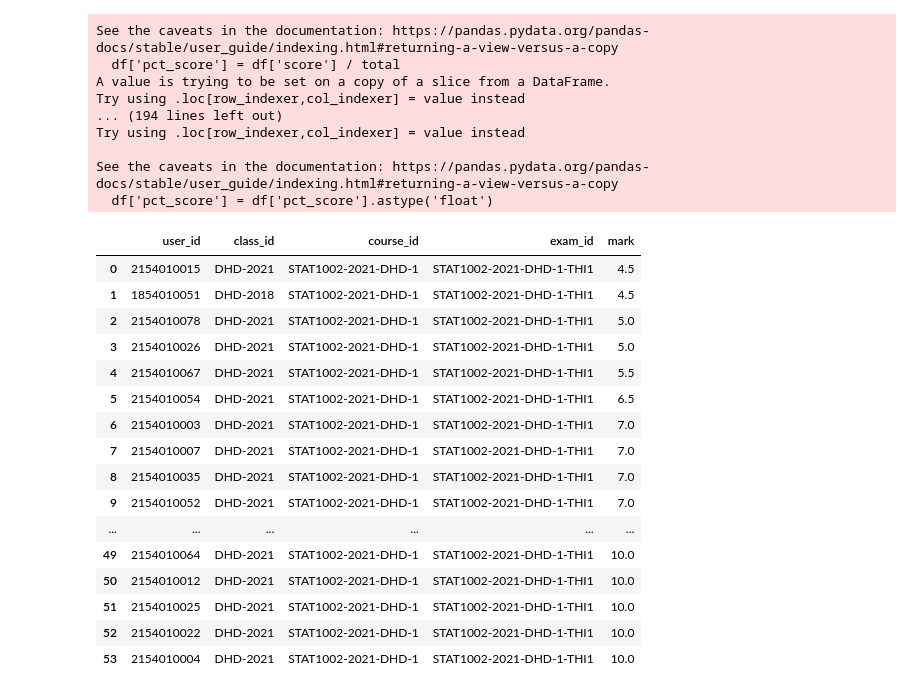
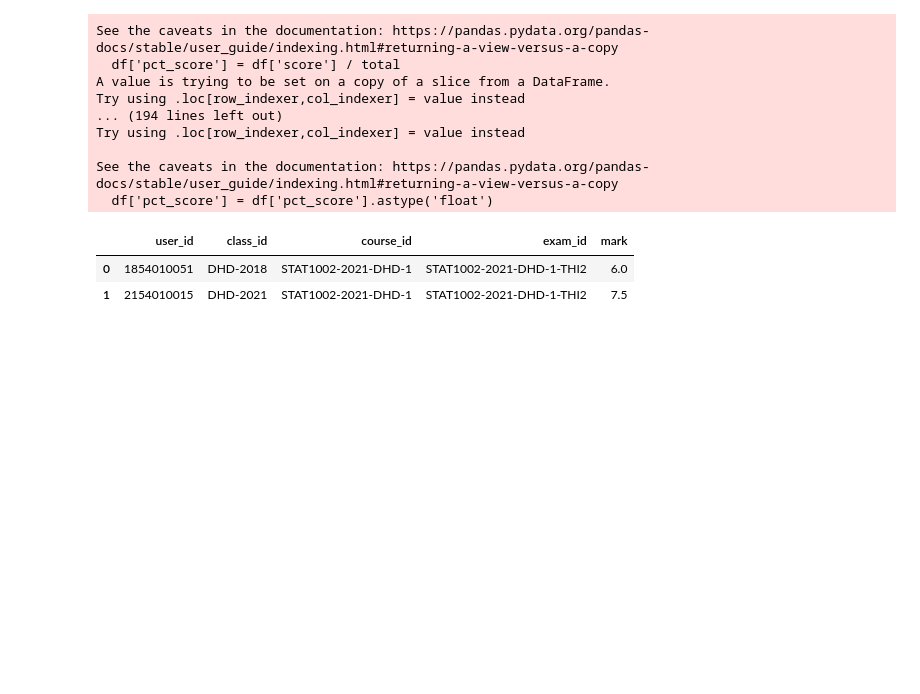
Before and after one commit to pham-k/xu-ly-diem, a Jupyter notebook: notebook/all_res.ipynb, the cells around one changed output. Saved outputs shown, nothing was run; the diff lists cells and outputs as text; code cells hidden in the pictures; blank space fills up the shorter version.

Commit message:
Add STAT1002-2021-DDXN-1-THI2, STAT1002-2021-DHD-1-THI2

```diff
--- a/notebook/all_res.ipynb
+++ b/notebook/all_res.ipynb
@@ -794,11 +794,13 @@ res.loc[(res['course_id'] == "INFO1001-2021-YVD-1") & (res['class_id'] != "YVD-2
 PATH_RCC1 = '../data/2021/response/STAT1002-2021-DD-1-CC1 (Responses).xlsx'
 PATH_RQT1 = '../data/2021/response/STAT1002-2021-DD-1-QT1 (Responses).xlsx'
 PATH_RTHI1 = '../data/2021/response/STAT1002-2021-DD-1-THI1 (Responses).xlsx'
+PATH_RTHI2 = '../data/2021/response/STAT1002-2021-DD-1-THI2 (Responses).xlsx'
+
 
 rcc1 = util.parse_response(PATH_RCC1)
 rqt1 = util.parse_response(PATH_RQT1)
 rthi1 = util.parse_response(PATH_RTHI1)
-
+rthi2 = util.parse_response(PATH_RTHI2)
 
 #fix
 
@@ -806,27 +808,31 @@ rthi1 = util.parse_response(PATH_RTHI1)
 rcc1['course_id'] = 'STAT1002-2021-DD-1'
 rqt1['course_id'] = 'STAT1002-2021-DD-1'
 rthi1['course_id'] = 'STAT1002-2021-DD-1'
+rthi2['course_id'] = 'STAT1002-2021-DD-1'
 
 
 cc1 = mh.get_mark(rcc1, cutpoint, total=25, exam_id='STAT1002-2021-DD-1-CC1')
 qt1 = mh.get_mark(rqt1, cutpoint, total=20, exam_id='STAT1002-2021-DD-1-QT1')
 thi1 = mh.get_mark(rthi1, cutpoint, total=50, exam_id='STAT1002-2021-DDXN-1-THI1')
+thi2 = mh.get_mark(rthi2, cutpoint, total=50, exam_id='STAT1002-2021-DDXN-1-THI2')
 
 res = (
     res
     .append(cc1)
     .append(qt1)
     .append(thi1)
+    .append(thi2)
     )
 # %%
 PATH_RCC1 = '../data/2021/response/STAT1002-2021-DHD-1-CC1 (Responses).xlsx'
 PATH_RQT1 = '../data/2021/response/STAT1002-2021-DHD-1-QT1 (Responses).xlsx'
 PATH_RTHI1 = '../data/2021/response/STAT1002-2021-DHD-1-THI1 (Responses).xlsx'
+PATH_RTHI2 = '../data/2021/response/STAT1002-2021-DHD-1-THI2 (Responses).xlsx'
 
 rcc1 = util.parse_response(PATH_RCC1)
 rqt1 = util.parse_response(PATH_RQT1)
 rthi1 = util.parse_response(PATH_RTHI1)
-
+rthi2 = util.parse_response(PATH_RTHI2)
 
 #fix
 rqt1.loc[rqt1.user_id == '2154010014', 'user_id'] = '2154010013'  # hoang le ngoc han, sai mssv
@@ -835,27 +841,31 @@ rqt1.loc[rqt1.user_id == '2154010014', 'user_id'] = '2154010013'  # hoang le ngo
 rcc1['course_id'] = 'STAT1002-2021-DHD-1'
 rqt1['course_id'] = 'STAT1002-2021-DHD-1'
 rthi1['course_id'] = 'STAT1002-2021-DHD-1'
+rthi2['course_id'] = 'STAT1002-2021-DHD-1'
 
 
 cc1 = mh.get_mark(rcc1, cutpoint, total=25, exam_id='STAT1002-2021-DHD-1-CC1')
 qt1 = mh.get_mark(rqt1, cutpoint, total=20, exam_id='STAT1002-2021-DHD-1-QT1')
 thi1 = mh.get_mark(rthi1, cutpoint, total=50, exam_id='STAT1002-2021-DHD-1-THI1')
+thi2 = mh.get_mark(rthi2, cutpoint, total=50, exam_id='STAT1002-2021-DHD-1-THI2')
 
 res = (
     res
     .append(cc1)
     .append(qt1)
     .append(thi1)
+    .append(thi2)
     )
 # %%
 PATH_RCC1 = '../data/2021/response/STAT1002-2021-XN-1-CC1 (Responses).xlsx'
 PATH_RQT1 = '../data/2021/response/STAT1002-2021-XN-1-QT1 (Responses).xlsx'
 PATH_RTHI1 = '../data/2021/response/STAT1002-2021-XN-1-THI1 (Responses).xlsx'
+PATH_RTHI2 = '../data/2021/response/STAT1002-2021-XN-1-THI2 (Responses).xlsx'
 
 rcc1 = util.parse_response(PATH_RCC1)
 rqt1 = util.parse_response(PATH_RQT1)
 rthi1 = util.parse_response(PATH_RTHI1)
-
+rthi2 = util.parse_response(PATH_RTHI2)
 
 # #fix
 
@@ -863,17 +873,20 @@ rthi1 = util.parse_response(PATH_RTHI1)
 rcc1['course_id'] = 'STAT1002-2021-XN-1'
 rqt1['course_id'] = 'STAT1002-2021-XN-1'
 rthi1['course_id'] = 'STAT1002-2021-XN-1'
-
+rthi2['course_id'] = 'STAT1002-2021-XN-1'
 
 cc1 = mh.get_mark(rcc1, cutpoint, total=25, exam_id='STAT1002-2021-XN-1-CC1')
 qt1 = mh.get_mark(rqt1, cutpoint, total=20, exam_id='STAT1002-2021-XN-1-QT1')
 thi1 = mh.get_mark(rthi1, cutpoint, total=50, exam_id='STAT1002-2021-DDXN-1-THI1')
+thi2 = mh.get_mark(rthi2, cutpoint, total=50, exam_id='STAT1002-2021-DDXN-1-THI2')
+
 
 res = (
     res
     .append(cc1)
     .append(qt1)
     .append(thi1)
+    .append(thi2)
     )
 # %%
 PATH_RCC1 = '../data/2021/response/STAT1003-2021-KT-2-CC1 (Responses).xlsx'
@@ -911,35 +924,21 @@ foo = pd.read_csv(PATH_MTHI1, dtype={'user_id': 'str'})
 res = res.append(foo)
 # %%
 # res
-# res.query('user_id == "2056020026"')
+# res.query('user_id == "1853010045"')
 # res.query('name == "TRẦN ÁNH NGỌC"')
 # res.query('course_id == "INFO1001-2021-YVD-1"')
 # res.query('course_id == "STAT1001-2021-YT-1" and class_id != "YT-2021"')
 # res.loc[(res['course_id'] == "INFO1001-2021-YVD-1") & (res['class_id'] != "YVD-2021"), 'class_id'] = 'YVD-2021'
-res.query('exam_id == "STAT1002-2021-DHD-1-THI1"')
+res.query('exam_id == "STAT1002-2021-DHD-1-THI2"')
 # res.query('exam_id == "INFO1001-2021-DD-1-CC3" and user_id == "215301014"')
 # res.query('course_id == "STAT1002-2021-XN-1" and exam_id == "STAT1002-2021-DDXN-1-THI1"')
 # res.query('course_id == "INFO1001-2021-DD-1" and class_id == "dd-2020"')
 # res.query('exam_id == "INFO1001-2021-DHD-1-THITH1"')
 # rcc2
 # %% [output]
 |  | user_id | class_id | course_id | exam_id | mark |
-| 0 | 2154010015 | DHD-2021 | STAT1002-2021-DHD-1 | STAT1002-2021-DHD-1-THI1 | 4.5 |
-| 1 | 1854010051 | DHD-2018 | STAT1002-2021-DHD-1 | STAT1002-2021-DHD-1-THI1 | 4.5 |
-| 2 | 2154010078 | DHD-2021 | STAT1002-2021-DHD-1 | STAT1002-2021-DHD-1-THI1 | 5.0 |
-| 3 | 2154010026 | DHD-2021 | STAT1002-2021-DHD-1 | STAT1002-2021-DHD-1-THI1 | 5.0 |
-| 4 | 2154010067 | DHD-2021 | STAT1002-2021-DHD-1 | STAT1002-2021-DHD-1-THI1 | 5.5 |
-| 5 | 2154010054 | DHD-2021 | STAT1002-2021-DHD-1 | STAT1002-2021-DHD-1-THI1 | 6.5 |
-| 6 | 2154010003 | DHD-2021 | STAT1002-2021-DHD-1 | STAT1002-2021-DHD-1-THI1 | 7.0 |
-| 7 | 2154010007 | DHD-2021 | STAT1002-2021-DHD-1 | STAT1002-2021-DHD-1-THI1 | 7.0 |
-| 8 | 2154010035 | DHD-2021 | STAT1002-2021-DHD-1 | STAT1002-2021-DHD-1-THI1 | 7.0 |
-| 9 | 2154010052 | DHD-2021 | STAT1002-2021-DHD-1 | STAT1002-2021-DHD-1-THI1 | 7.0 |
-| ... | ... | ... | ... | ... | ... |
-| 49 | 2154010064 | DHD-2021 | STAT1002-2021-DHD-1 | STAT1002-2021-DHD-1-THI1 | 10.0 |
-| 50 | 2154010012 | DHD-2021 | STAT1002-2021-DHD-1 | STAT1002-2021-DHD-1-THI1 | 10.0 |
-| 51 | 2154010025 | DHD-2021 | STAT1002-2021-DHD-1 | STAT1002-2021-DHD-1-THI1 | 10.0 |
-| 52 | 2154010022 | DHD-2021 | STAT1002-2021-DHD-1 | STAT1002-2021-DHD-1-THI1 | 10.0 |
-| 53 | 2154010004 | DHD-2021 | STAT1002-2021-DHD-1 | STAT1002-2021-DHD-1-THI1 | 10.0 |
+| 0 | 1854010051 | DHD-2018 | STAT1002-2021-DHD-1 | STAT1002-2021-DHD-1-THI2 | 6.0 |
+| 1 | 2154010015 | DHD-2021 | STAT1002-2021-DHD-1 | STAT1002-2021-DHD-1-THI2 | 7.5 |
 # %%
 # current_date = pd.Timestamp.now().date().__str__()
 res.to_csv(f'../data/2021/response/all-response.csv', index=False)
```
Also changed, not shown: 2 other files.
